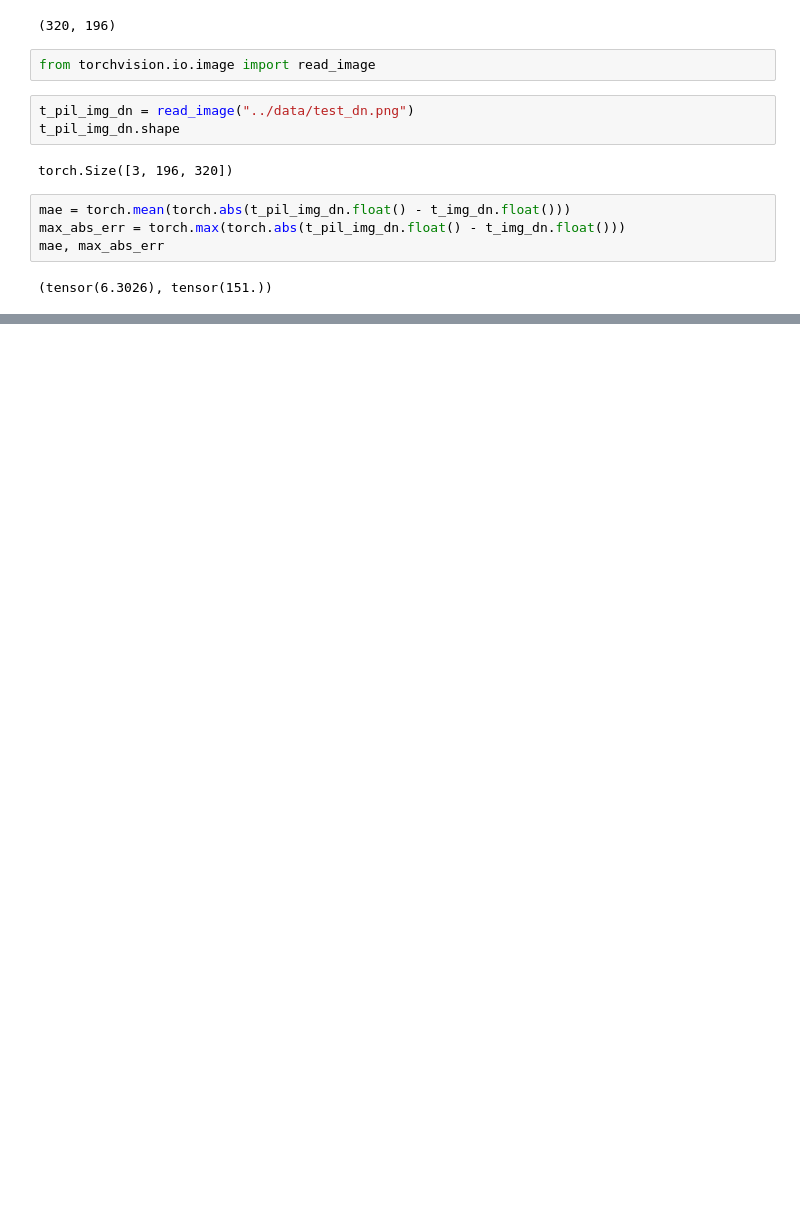
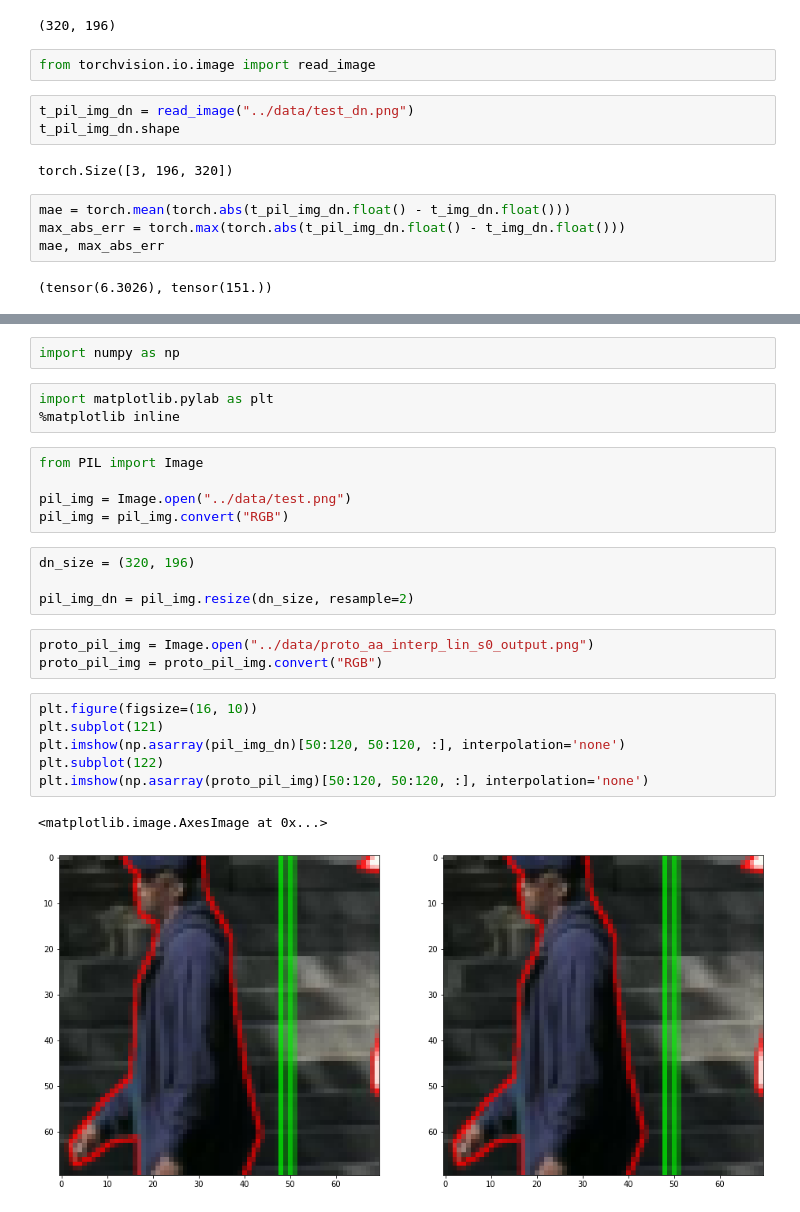
Before and after one commit to vfdev-5/interpolate-antialiasing, a Jupyter notebook: notebooks/analysis.ipynb, the cells around one changed output, grey strips where cells are left out. Cells and saved outputs as stored; diff of their text form; blank space fills up the shorter version.

```diff
--- a/notebooks/analysis.ipynb
+++ b/notebooks/analysis.ipynb
@@ -88,0 +91,26 @@ mae, max_abs_err
+# %%
+import numpy as np
+# %%
+import matplotlib.pylab as plt
+%matplotlib inline
+# %%
+from PIL import Image
+
+pil_img = Image.open("../data/test.png")
+pil_img = pil_img.convert("RGB")
+# %%
+dn_size = (320, 196)
+
+pil_img_dn = pil_img.resize(dn_size, resample=2)
+# %%
+proto_pil_img = Image.open("../data/proto_aa_interp_lin_s0_output.png")
+proto_pil_img = proto_pil_img.convert("RGB")
+# %%
+plt.figure(figsize=(16, 10))
+plt.subplot(121)
+plt.imshow(np.asarray(pil_img_dn)[50:120, 50:120, :], interpolation='none')
+plt.subplot(122)
+plt.imshow(np.asarray(proto_pil_img)[50:120, 50:120, :], interpolation='none')
+# %% [output]
+<matplotlib.image.AxesImage at 0x...>
+[figure, added]
```
Also changed, not shown: parts of 1 cell of this notebook, 4 other files.
